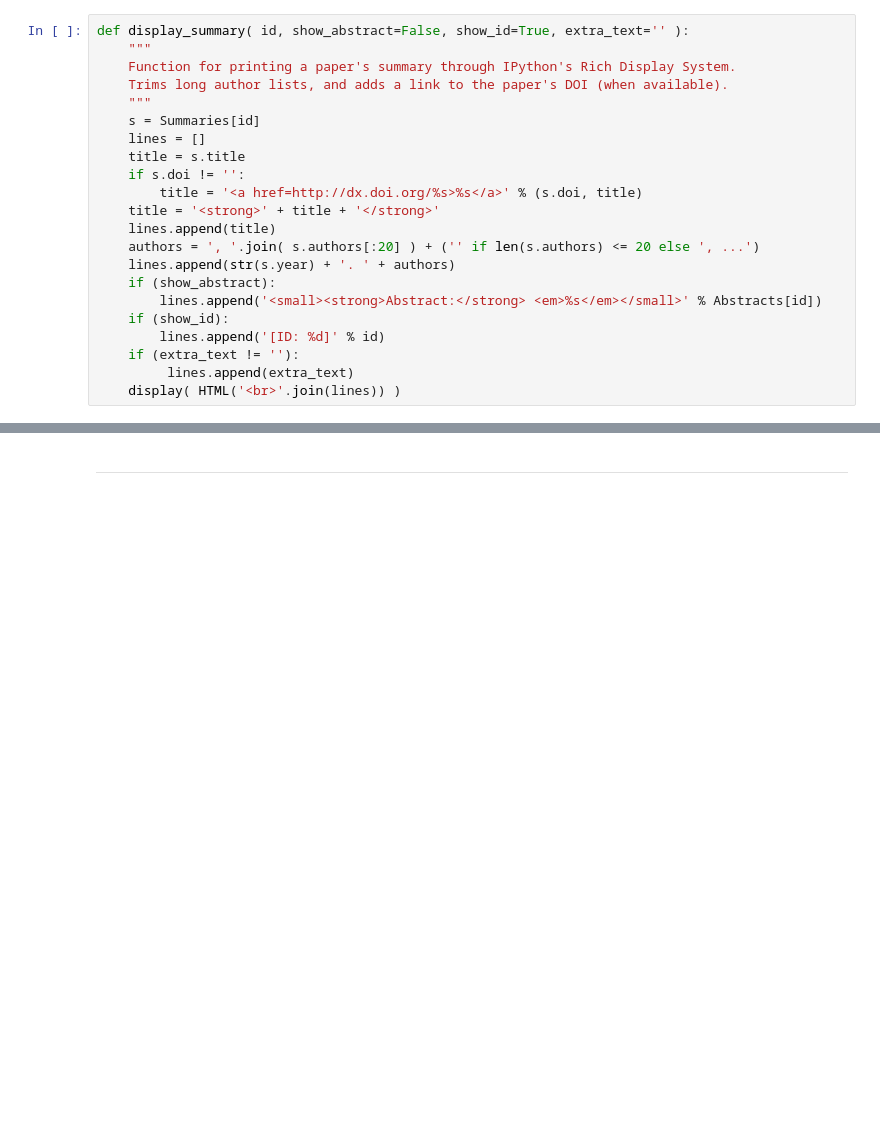
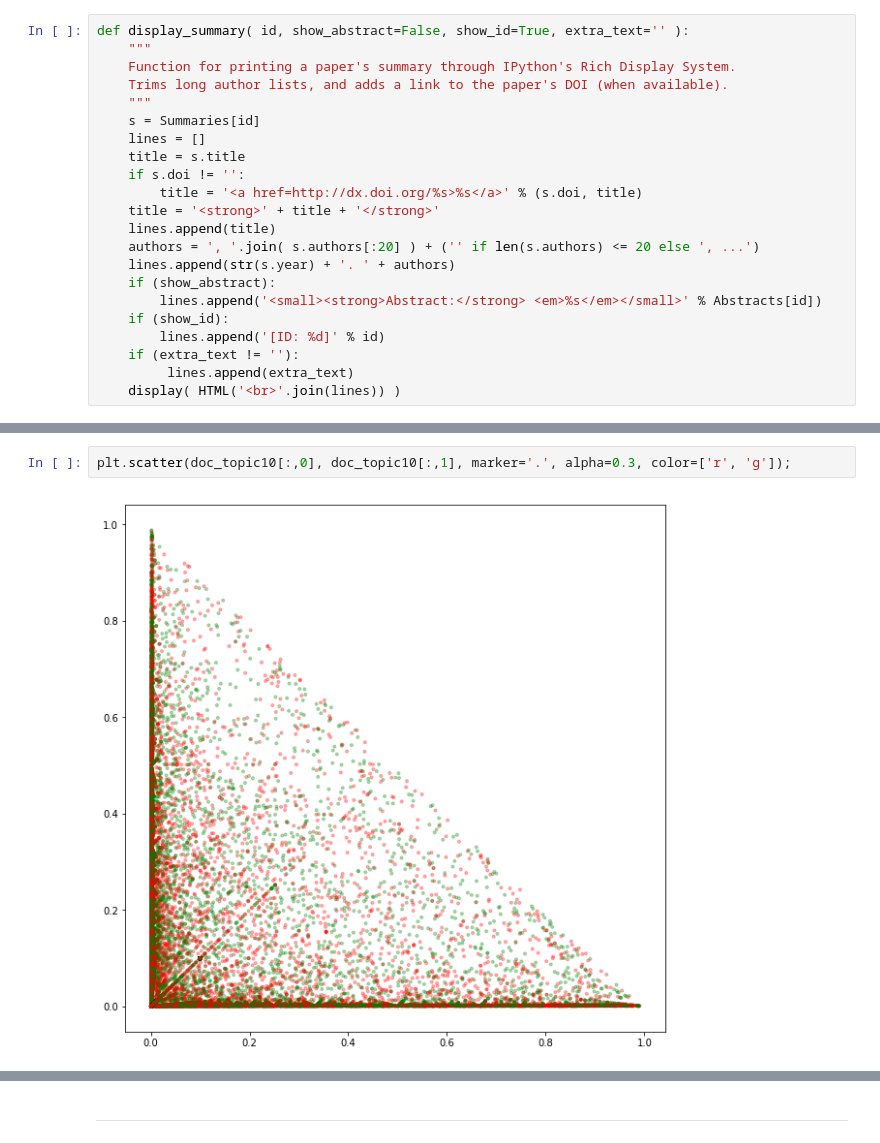
Before and after one commit to VUInformationRetrieval/IR2017_2018, a Jupyter notebook: 06_clustering.ipynb, the cells around one changed output, grey strips where cells are left out. Cells and saved outputs as stored; diff of their text form; blank space fills up the shorter version.

```diff
--- a/06_clustering.ipynb
+++ b/06_clustering.ipynb
@@ -162,0 +210,4 @@ Topic 9: mg p group dose groups using time
+# %%
+plt.scatter(doc_topic10[:,0], doc_topic10[:,1], marker='.', alpha=0.3, color=['r', 'g']);
+# %% [output]
+[figure, added]
```
Also changed, not shown: parts of 72 cells of this notebook, 1 other file.
